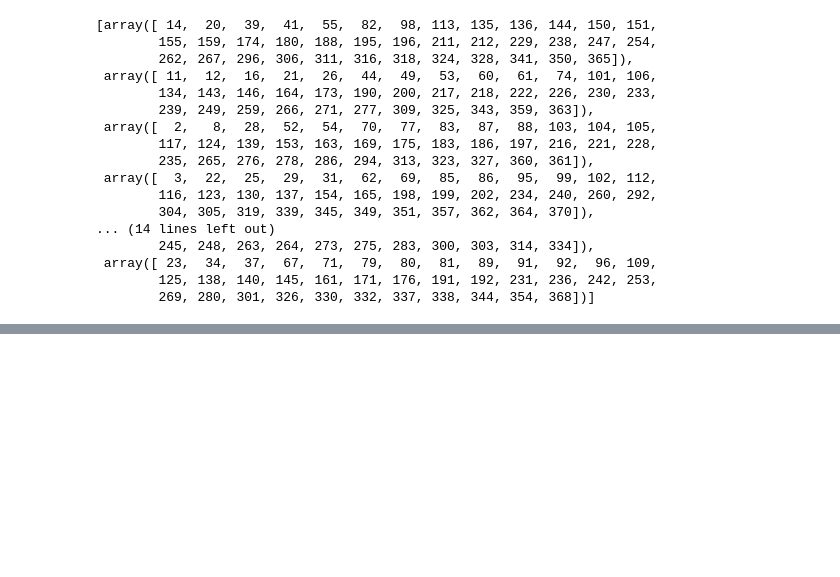
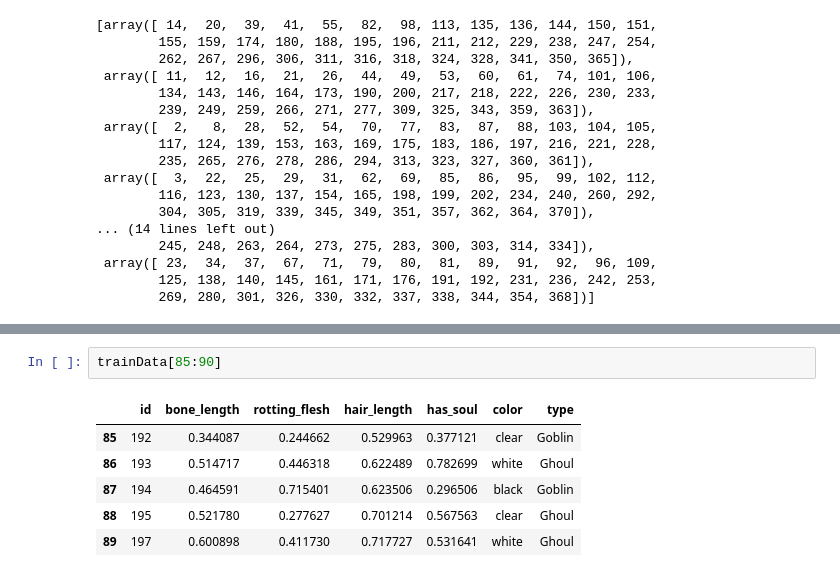
Before and after one commit to tintho/BooClassification, a Jupyter notebook: KNN Boo.ipynb, the cells around one changed output, grey strips where cells are left out. Saved outputs shown, nothing was run; the diff lists cells and outputs as text; blank space fills up the shorter version.

```diff
--- a/KNN Boo.ipynb
+++ b/KNN Boo.ipynb
@@ -116,0 +131,9 @@ Doing testList0
+# %%
+trainData[85:90]
+# %% [output]
+|  | id | bone_length | rotting_flesh | hair_length | has_soul | color | type |
+| 85 | 192 | 0.344087 | 0.244662 | 0.529963 | 0.377121 | clear | Goblin |
+| 86 | 193 | 0.514717 | 0.446318 | 0.622489 | 0.782699 | white | Ghoul |
+| 87 | 194 | 0.464591 | 0.715401 | 0.623506 | 0.296506 | black | Goblin |
+| 88 | 195 | 0.521780 | 0.277627 | 0.701214 | 0.567563 | clear | Ghoul |
+| 89 | 197 | 0.600898 | 0.411730 | 0.717727 | 0.531641 | white | Ghoul |
```
Also changed, not shown: parts of 1 cell of this notebook.
